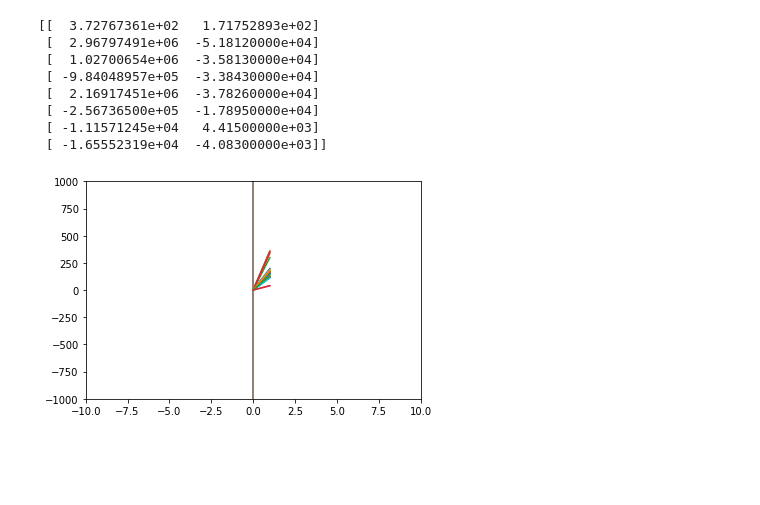
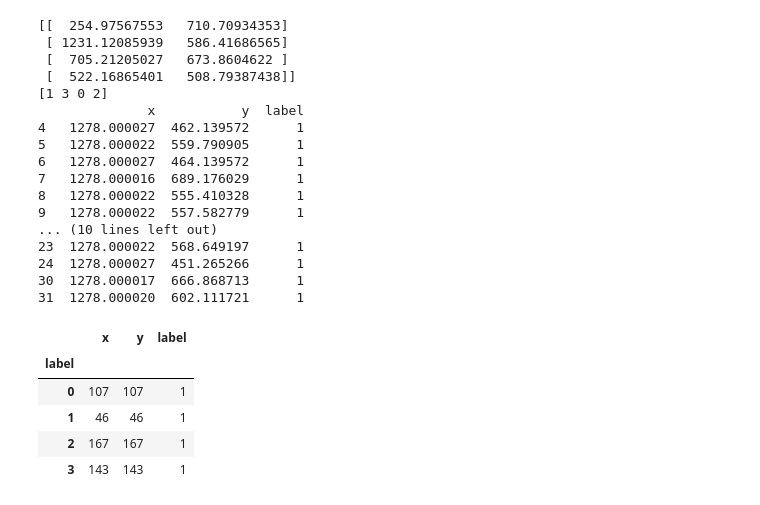
Before and after one commit to bakerscott/VB-Research, a Jupyter notebook: Jupyter/Cluster-Vanishing-Points.ipynb, the cells around one changed output. Cells and saved outputs as stored; diff of their text form; code cells hidden in the pictures; blank space fills up the shorter version.

```diff
--- a/Jupyter/Cluster-Vanishing-Points.ipynb
+++ b/Jupyter/Cluster-Vanishing-Points.ipynb
@@ -145,20 +119,34 @@ plt.show()
-# %%
-print(centroids)
-# %% [output]
-[[  3.72767361e+02   1.71752893e+02]
- [  2.96797491e+06  -5.18120000e+04]
- [  1.02700654e+06  -3.58130000e+04]
- [ -9.84048957e+05  -3.38430000e+04]
- [  2.16917451e+06  -3.78260000e+04]
- [ -2.56736500e+05  -1.78950000e+04]
- [ -1.11571245e+04   4.41500000e+03]
- [ -1.65552319e+04  -4.08300000e+03]]
-# %%
-plt.figure()
-plt.xlim(-10,10)
-plt.ylim(-1000,1000)
-for eqn in equations:
-    plt.plot(eqn)
-plt.show()
-# %% [output]
-[figure, removed]
+# %%
+print(centroids)
+dfIP['label'] = 0
+# print(dfIP)
+for i in range(len(labels)):
+    dfIP.iloc[i,dfIP.columns.get_loc('label')] = labels[i]
+#     print(labels[i])
+print(dfIP.label.unique())
+print(dfIP.head(20))
+dfIP.groupby('label').nunique()
+# %% [output]
+[[  254.97567553   710.70934353]
+ [ 1231.12085939   586.41686565]
+ [  705.21205027   673.8604622 ]
+ [  522.16865401   508.79387438]]
+[1 3 0 2]
+              x           y  label
+4   1278.000027  462.139572      1
+5   1278.000022  559.790905      1
+6   1278.000027  464.139572      1
+7   1278.000016  689.176029      1
+8   1278.000022  555.410328      1
+9   1278.000022  557.582779      1
+... (10 lines left out)
+23  1278.000022  568.649197      1
+24  1278.000027  451.265266      1
+30  1278.000017  666.868713      1
+31  1278.000020  602.111721      1
+|  | x | y | label |
+| label |  |  |  |
+| 0 | 107 | 107 | 1 |
+| 1 | 46 | 46 | 1 |
+| 2 | 167 | 167 | 1 |
+| 3 | 143 | 143 | 1 |
```
Also changed, not shown: parts of 12 cells of this notebook.
